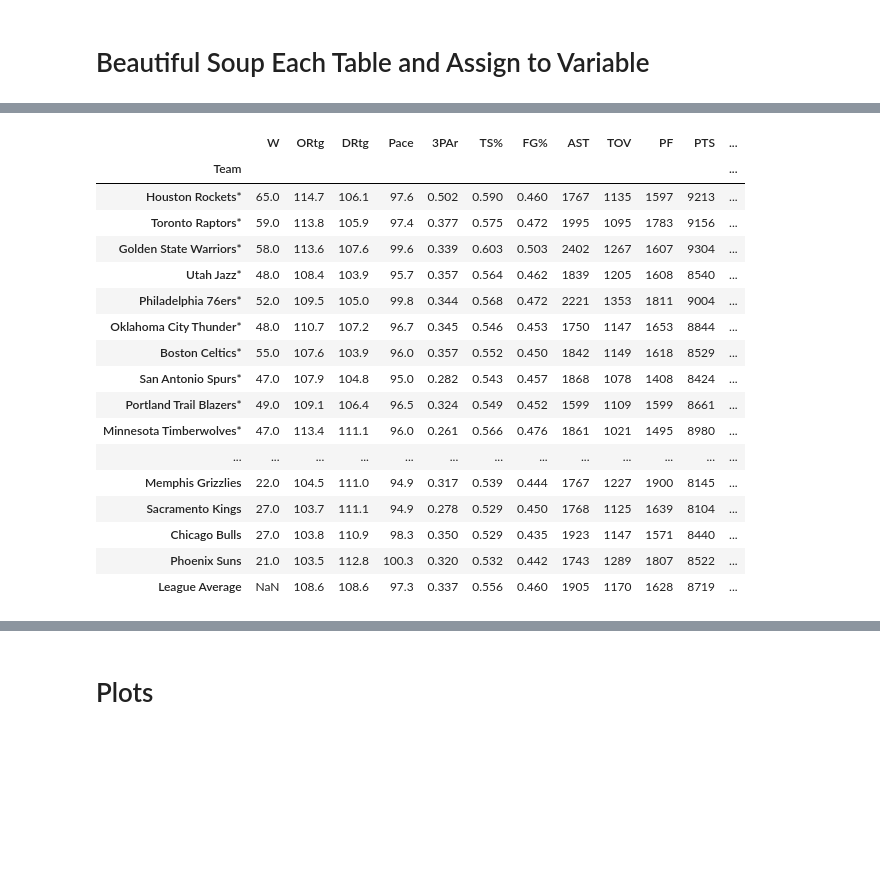
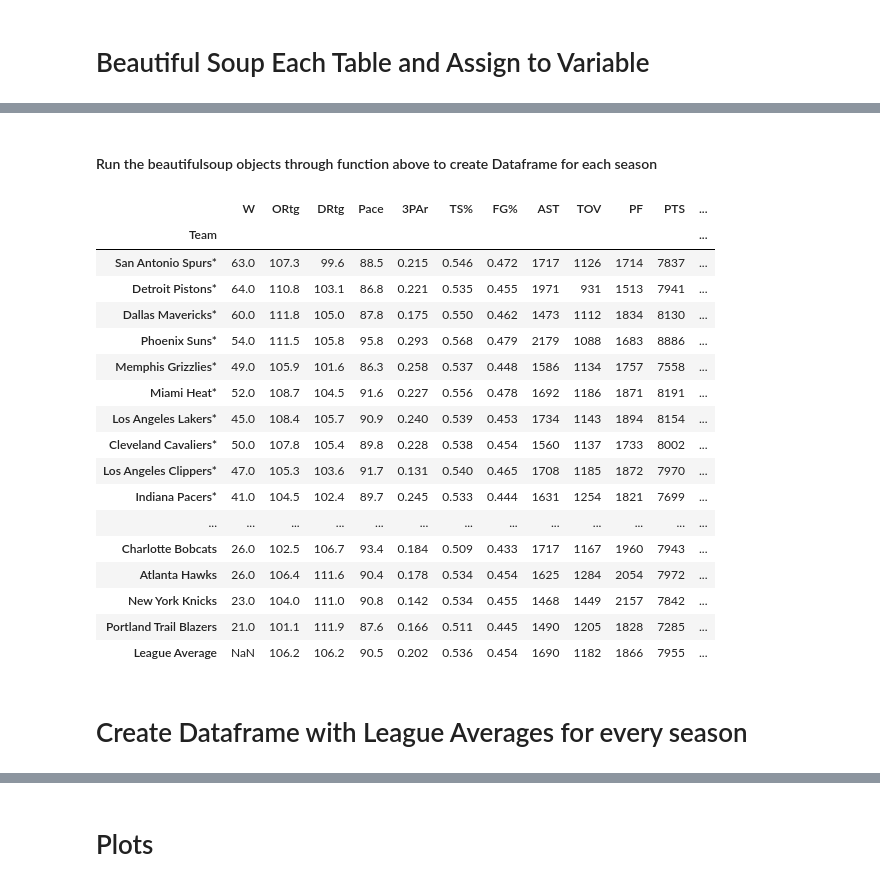
Before and after one commit to johncpolitte/NBA_Data_Analysis, a Jupyter notebook: Pandas_work.ipynb, the cells around one changed output, grey strips where cells are left out. Saved outputs shown, nothing was run; the diff lists cells and outputs as text; code cells hidden in the pictures; blank space fills up the shorter version.

```diff
--- a/Pandas_work.ipynb
+++ b/Pandas_work.ipynb
@@ -202,7 +120,8 @@ def df_maker(misc, team, shoot):
 
     output: Merged Pandas DataFrame with all the desired statistics for each team
         Columns after join:'Team', 'W', 'ORtg', 'DRtg', 'Pace', '3PAr', 'TS%', 'FG%', 'AST', 'TOV', 'PF', 'PTS''Dist.', '2P' , '0-3', '3-10', '10-16'
-
+        Also sets the row index to the team names and creates column 'Playoffs' where 0= did not make playoffs
+        and 1 = made the playoffs
 
     '''
     misc_list = []
@@ -244,5 +163,7 @@ def df_maker(misc, team, shoot):
     fuller =full.set_index(list(df)[0])
     final = fuller.apply(pd.to_numeric)
     return final
+# %% [markdown]
+#### Run the beautifulsoup objects through function above to create Dataframe for each season
 # %%
 season_2001 = df_maker(season_01_misc, season_01_team, season_01_shoot)
@@ -282,27 +186,29 @@ season_2017 = df_maker(season_17_misc, season_17_team, season_17_shoot)
 season_2018 = df_maker(season_18_misc, season_18_team, season_18_shoot)
-# %%
-season_2018
-# %% [output]
-|  | W | ORtg | DRtg | Pace | 3PAr | TS% | FG% | AST | TOV | PF | PTS | ... |
-| Team |  |  |  |  |  |  |  |  |  |  |  | ... |
-| Houston Rockets* | 65.0 | 114.7 | 106.1 | 97.6 | 0.502 | 0.590 | 0.460 | 1767 | 1135 | 1597 | 9213 | ... |
-| Toronto Raptors* | 59.0 | 113.8 | 105.9 | 97.4 | 0.377 | 0.575 | 0.472 | 1995 | 1095 | 1783 | 9156 | ... |
-| Golden State Warriors* | 58.0 | 113.6 | 107.6 | 99.6 | 0.339 | 0.603 | 0.503 | 2402 | 1267 | 1607 | 9304 | ... |
-| Utah Jazz* | 48.0 | 108.4 | 103.9 | 95.7 | 0.357 | 0.564 | 0.462 | 1839 | 1205 | 1608 | 8540 | ... |
-| Philadelphia 76ers* | 52.0 | 109.5 | 105.0 | 99.8 | 0.344 | 0.568 | 0.472 | 2221 | 1353 | 1811 | 9004 | ... |
-| Oklahoma City Thunder* | 48.0 | 110.7 | 107.2 | 96.7 | 0.345 | 0.546 | 0.453 | 1750 | 1147 | 1653 | 8844 | ... |
-| Boston Celtics* | 55.0 | 107.6 | 103.9 | 96.0 | 0.357 | 0.552 | 0.450 | 1842 | 1149 | 1618 | 8529 | ... |
-| San Antonio Spurs* | 47.0 | 107.9 | 104.8 | 95.0 | 0.282 | 0.543 | 0.457 | 1868 | 1078 | 1408 | 8424 | ... |
-| Portland Trail Blazers* | 49.0 | 109.1 | 106.4 | 96.5 | 0.324 | 0.549 | 0.452 | 1599 | 1109 | 1599 | 8661 | ... |
-| Minnesota Timberwolves* | 47.0 | 113.4 | 111.1 | 96.0 | 0.261 | 0.566 | 0.476 | 1861 | 1021 | 1495 | 8980 | ... |
-| ... | ... | ... | ... | ... | ... | ... | ... | ... | ... | ... | ... | ... |
-| Memphis Grizzlies | 22.0 | 104.5 | 111.0 | 94.9 | 0.317 | 0.539 | 0.444 | 1767 | 1227 | 1900 | 8145 | ... |
-| Sacramento Kings | 27.0 | 103.7 | 111.1 | 94.9 | 0.278 | 0.529 | 0.450 | 1768 | 1125 | 1639 | 8104 | ... |
-| Chicago Bulls | 27.0 | 103.8 | 110.9 | 98.3 | 0.350 | 0.529 | 0.435 | 1923 | 1147 | 1571 | 8440 | ... |
-| Phoenix Suns | 21.0 | 103.5 | 112.8 | 100.3 | 0.320 | 0.532 | 0.442 | 1743 | 1289 | 1807 | 8522 | ... |
-| League Average | NaN | 108.6 | 108.6 | 97.3 | 0.337 | 0.556 | 0.460 | 1905 | 1170 | 1628 | 8719 | ... |
+# %%
+season_2006
+# %% [output]
+|  | W | ORtg | DRtg | Pace | 3PAr | TS% | FG% | AST | TOV | PF | PTS | ... |
+| Team |  |  |  |  |  |  |  |  |  |  |  | ... |
+| San Antonio Spurs* | 63.0 | 107.3 | 99.6 | 88.5 | 0.215 | 0.546 | 0.472 | 1717 | 1126 | 1714 | 7837 | ... |
+| Detroit Pistons* | 64.0 | 110.8 | 103.1 | 86.8 | 0.221 | 0.535 | 0.455 | 1971 | 931 | 1513 | 7941 | ... |
+| Dallas Mavericks* | 60.0 | 111.8 | 105.0 | 87.8 | 0.175 | 0.550 | 0.462 | 1473 | 1112 | 1834 | 8130 | ... |
+| Phoenix Suns* | 54.0 | 111.5 | 105.8 | 95.8 | 0.293 | 0.568 | 0.479 | 2179 | 1088 | 1683 | 8886 | ... |
+| Memphis Grizzlies* | 49.0 | 105.9 | 101.6 | 86.3 | 0.258 | 0.537 | 0.448 | 1586 | 1134 | 1757 | 7558 | ... |
+| Miami Heat* | 52.0 | 108.7 | 104.5 | 91.6 | 0.227 | 0.556 | 0.478 | 1692 | 1186 | 1871 | 8191 | ... |
+| Los Angeles Lakers* | 45.0 | 108.4 | 105.7 | 90.9 | 0.240 | 0.539 | 0.453 | 1734 | 1143 | 1894 | 8154 | ... |
+| Cleveland Cavaliers* | 50.0 | 107.8 | 105.4 | 89.8 | 0.228 | 0.538 | 0.454 | 1560 | 1137 | 1733 | 8002 | ... |
+| Los Angeles Clippers* | 47.0 | 105.3 | 103.6 | 91.7 | 0.131 | 0.540 | 0.465 | 1708 | 1185 | 1872 | 7970 | ... |
+| Indiana Pacers* | 41.0 | 104.5 | 102.4 | 89.7 | 0.245 | 0.533 | 0.444 | 1631 | 1254 | 1821 | 7699 | ... |
+| ... | ... | ... | ... | ... | ... | ... | ... | ... | ... | ... | ... | ... |
+| Charlotte Bobcats | 26.0 | 102.5 | 106.7 | 93.4 | 0.184 | 0.509 | 0.433 | 1717 | 1167 | 1960 | 7943 | ... |
+| Atlanta Hawks | 26.0 | 106.4 | 111.6 | 90.4 | 0.178 | 0.534 | 0.454 | 1625 | 1284 | 2054 | 7972 | ... |
+| New York Knicks | 23.0 | 104.0 | 111.0 | 90.8 | 0.142 | 0.534 | 0.455 | 1468 | 1449 | 2157 | 7842 | ... |
+| Portland Trail Blazers | 21.0 | 101.1 | 111.9 | 87.6 | 0.166 | 0.511 | 0.445 | 1490 | 1205 | 1828 | 7285 | ... |
+| League Average | NaN | 106.2 | 106.2 | 90.5 | 0.202 | 0.536 | 0.454 | 1690 | 1182 | 1866 | 7955 | ... |
 # %%
 list_season = [season_2001, season_2002, season_2003, season_2004, season_2005, season_2006, season_2007, season_2008, season_2009,season_2010, season_2011, season_2012, season_2013, season_2014, season_2015, season_2016, season_2017, season_2018]
+# %% [markdown]
+# Create Dataframe with League Averages for every season
 # %%
 test_2002 = pd.DataFrame(season_2002.iloc[-1, 1:-4])
 test_2003 = pd.DataFrame(season_2003.iloc[-1, 1:-4])
```
Also changed, not shown: parts of 8 cells of this notebook.
